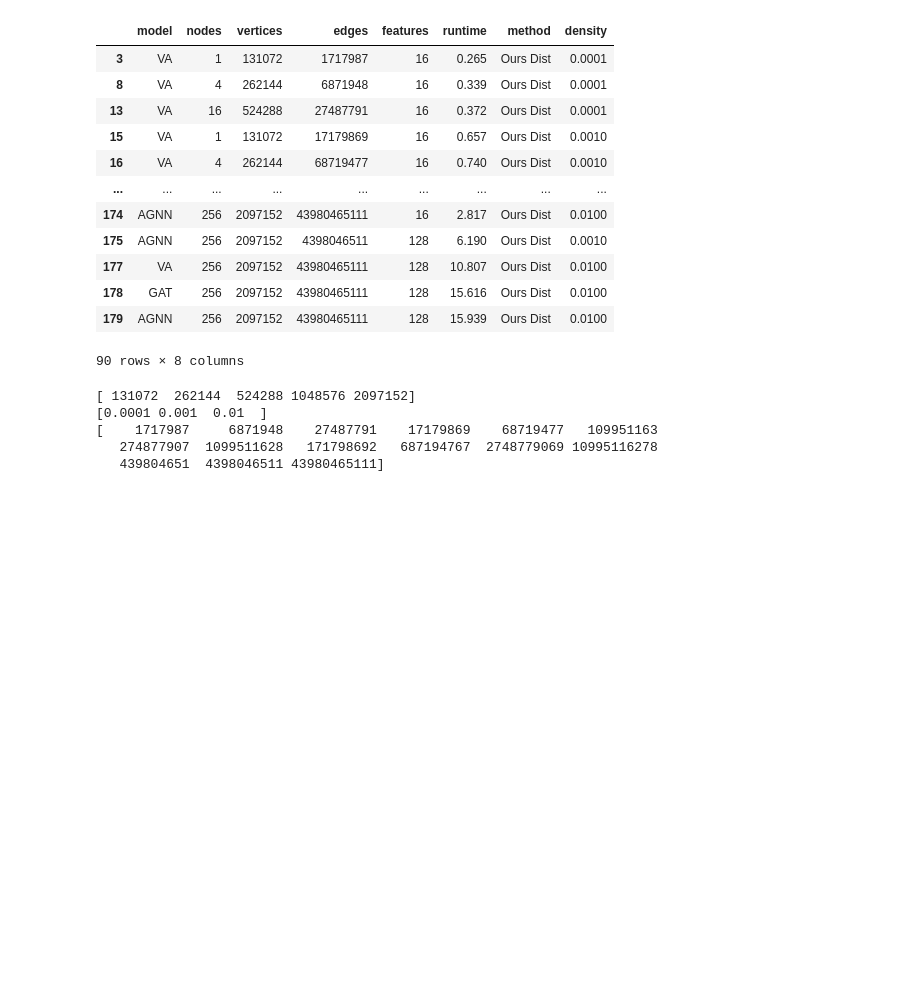
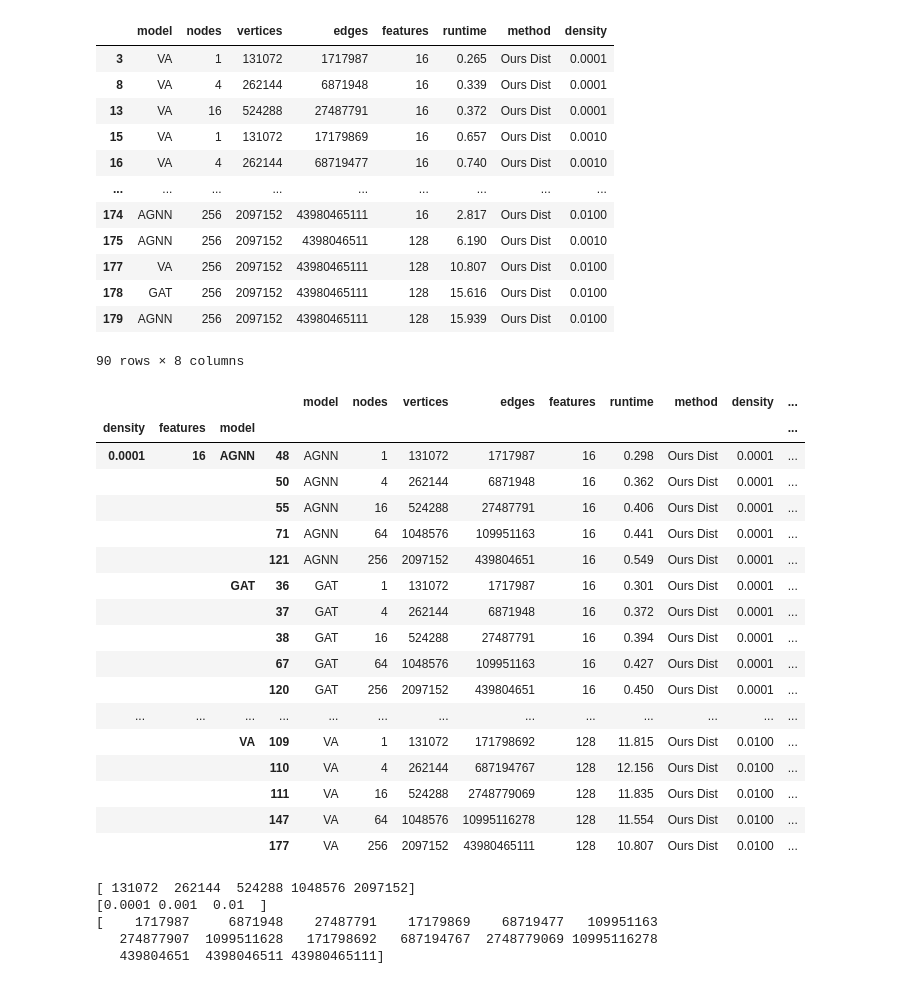
Before and after one commit to C-TC/master_thesis, a Jupyter notebook: results/scaling/weak/plot.ipynb, the cells around one changed output. Cells and saved outputs as stored; diff of their text form; code cells hidden in the pictures; blank space fills up the shorter version.

```diff
--- a/results/scaling/weak/plot.ipynb
+++ b/results/scaling/weak/plot.ipynb
@@ -73,6 +73,39 @@ ours
 | 178 | GAT | 256 | 2097152 | 43980465111 | 128 | 15.616 | Ours Dist | 0.0100 |
 | 179 | AGNN | 256 | 2097152 | 43980465111 | 128 | 15.939 | Ours Dist | 0.0100 |
 90 rows × 8 columns
+# %%
+def calculate_efficiency(group):
+    # Get the runtime of node==1 within the group
+    runtime_node1 = group.loc[group['nodes'] == 1, 'runtime'].values[0]
+    # Calculate the efficiency by dividing the 'runtime' column by the 'runtime' of node==1 within the group
+    group['efficiency'] = runtime_node1 / group['runtime'] * 100
+    return group
+
+# Group the DataFrame by 'density' and 'features' columns and apply the custom function
+df = ours.groupby(['density', 'features', 'model']).apply(calculate_efficiency)
+
+pd.set_option('display.max_rows', None)
+# Print the modified DataFrame
+df
+# %% [output]
+|  |  |  |  | model | nodes | vertices | edges | features | runtime | method | density | ... |
+| density | features | model |  |  |  |  |  |  |  |  |  | ... |
+| 0.0001 | 16 | AGNN | 48 | AGNN | 1 | 131072 | 1717987 | 16 | 0.298 | Ours Dist | 0.0001 | ... |
+|  |  |  | 50 | AGNN | 4 | 262144 | 6871948 | 16 | 0.362 | Ours Dist | 0.0001 | ... |
+|  |  |  | 55 | AGNN | 16 | 524288 | 27487791 | 16 | 0.406 | Ours Dist | 0.0001 | ... |
+|  |  |  | 71 | AGNN | 64 | 1048576 | 109951163 | 16 | 0.441 | Ours Dist | 0.0001 | ... |
+|  |  |  | 121 | AGNN | 256 | 2097152 | 439804651 | 16 | 0.549 | Ours Dist | 0.0001 | ... |
+|  |  | GAT | 36 | GAT | 1 | 131072 | 1717987 | 16 | 0.301 | Ours Dist | 0.0001 | ... |
+|  |  |  | 37 | GAT | 4 | 262144 | 6871948 | 16 | 0.372 | Ours Dist | 0.0001 | ... |
+|  |  |  | 38 | GAT | 16 | 524288 | 27487791 | 16 | 0.394 | Ours Dist | 0.0001 | ... |
+|  |  |  | 67 | GAT | 64 | 1048576 | 109951163 | 16 | 0.427 | Ours Dist | 0.0001 | ... |
+|  |  |  | 120 | GAT | 256 | 2097152 | 439804651 | 16 | 0.450 | Ours Dist | 0.0001 | ... |
+| ... | ... | ... | ... | ... | ... | ... | ... | ... | ... | ... | ... | ... |
+|  |  | VA | 109 | VA | 1 | 131072 | 171798692 | 128 | 11.815 | Ours Dist | 0.0100 | ... |
+|  |  |  | 110 | VA | 4 | 262144 | 687194767 | 128 | 12.156 | Ours Dist | 0.0100 | ... |
+|  |  |  | 111 | VA | 16 | 524288 | 2748779069 | 128 | 11.835 | Ours Dist | 0.0100 | ... |
+|  |  |  | 147 | VA | 64 | 1048576 | 10995116278 | 128 | 11.554 | Ours Dist | 0.0100 | ... |
+|  |  |  | 177 | VA | 256 | 2097152 | 43980465111 | 128 | 10.807 | Ours Dist | 0.0100 | ... |
 # %%
 print(ours['vertices'].unique())
 print(ours['density'].unique())
```
Also changed, not shown: parts of 1 cell of this notebook, 37 other files.
